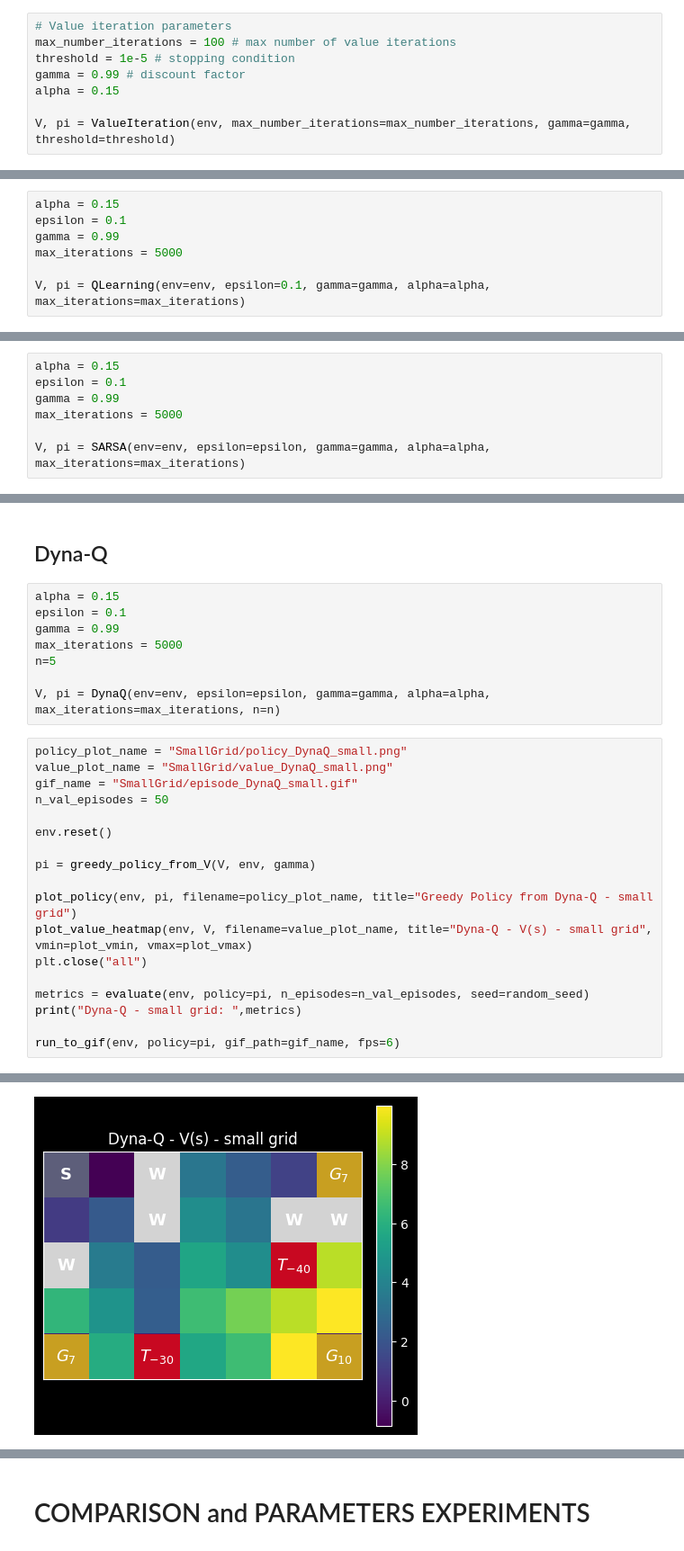
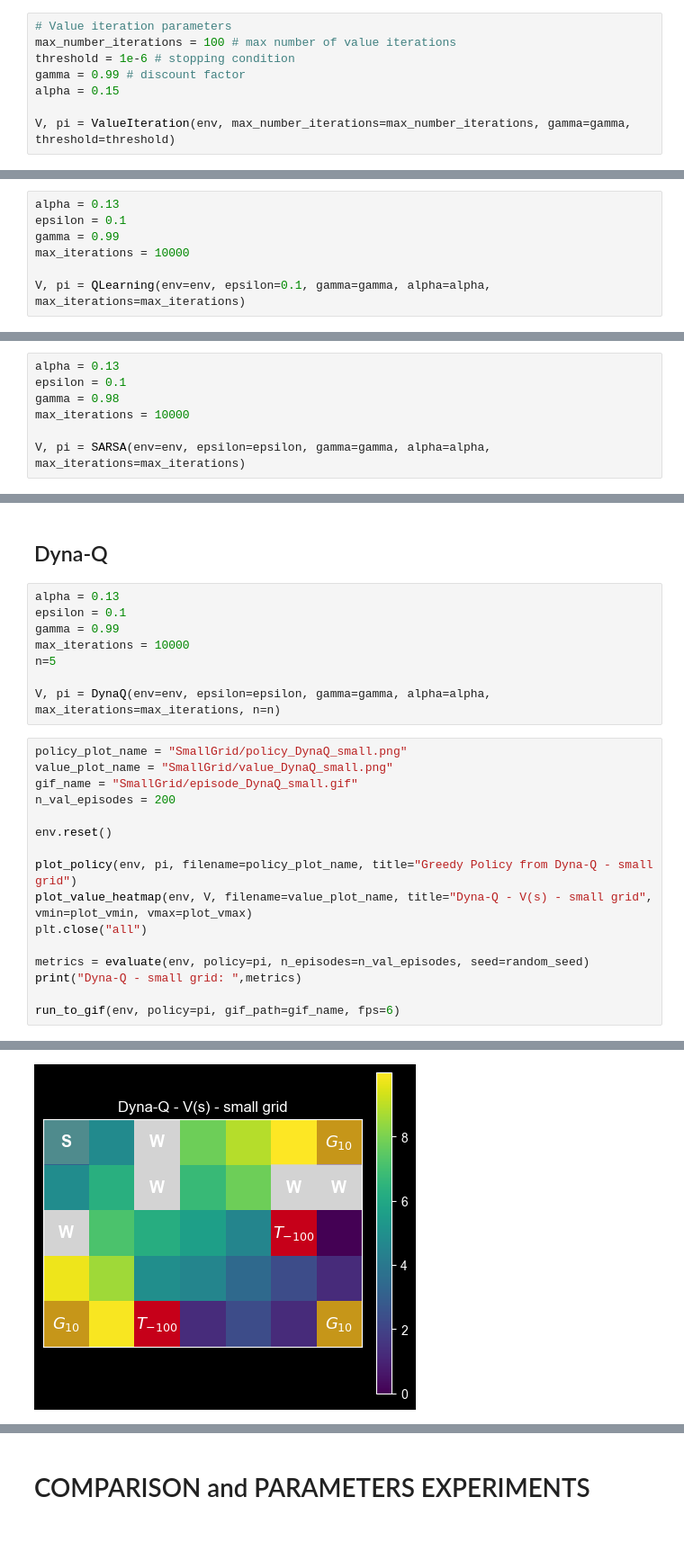
Before and after one commit to ondrey-16/MiNI-Project_WSI, a Jupyter notebook: MiniProject.ipynb, the cells around one changed output, grey strips where cells are left out. Shown at 90% size. Cells and saved outputs as stored; diff of their text form.

```diff
--- a/MiniProject.ipynb
+++ b/MiniProject.ipynb
@@ -218,7 +212,7 @@ env = ModifiedSlipperyGridWorld(rows=num_rows, cols=num_cols, start=start_state,
 # %%
 # Value iteration parameters
 max_number_iterations = 100 # max number of value iterations
-threshold = 1e-5 # stopping condition
+threshold = 1e-6 # stopping condition
 gamma = 0.99 # discount factor
 alpha = 0.15
 
@@ -250,10 +240,10 @@ Value iteration - small grid:  {'avg_return': 0.18, 'std_return': 1.8296, 'succe
 # %% [markdown]
 ## QLearning
 # %%
-alpha = 0.15
+alpha = 0.13
 epsilon = 0.1
 gamma = 0.99
-max_iterations = 5000
+max_iterations = 10000
 
 V, pi = QLearning(env=env, epsilon=0.1, gamma=gamma, alpha=alpha, max_iterations=max_iterations)
 # %%
@@ -281,10 +269,10 @@ Q-Learning - small grid:  {'avg_return': 0.06, 'std_return': 2.0824, 'success_ra
 # %% [markdown]
 ## SARSA
 # %%
-alpha = 0.15
+alpha = 0.13
 epsilon = 0.1
-gamma = 0.99
-max_iterations = 5000
+gamma = 0.98
+max_iterations = 10000
 
 V, pi = SARSA(env=env, epsilon=epsilon, gamma=gamma, alpha=alpha, max_iterations=max_iterations)
 # %%
@@ -312,10 +298,10 @@ SARSA - small grid:  {'avg_return': 0.06, 'std_return': 2.0824, 'success_rate':
 # %% [markdown]
 ## Dyna-Q
 # %%
-alpha = 0.15
+alpha = 0.13
 epsilon = 0.1
 gamma = 0.99
-max_iterations = 5000
+max_iterations = 10000
 n=5
 
 V, pi = DynaQ(env=env, epsilon=epsilon, gamma=gamma, alpha=alpha, max_iterations=max_iterations, n=n)
@@ -323,11 +309,9 @@ V, pi = DynaQ(env=env, epsilon=epsilon, gamma=gamma, alpha=alpha, max_iterations
 policy_plot_name = "SmallGrid/policy_DynaQ_small.png"
 value_plot_name = "SmallGrid/value_DynaQ_small.png"
 gif_name = "SmallGrid/episode_DynaQ_small.gif"
-n_val_episodes = 50
+n_val_episodes = 200
 
 env.reset()
-
-pi = greedy_policy_from_V(V, env, gamma)
 
 plot_policy(env, pi, filename=policy_plot_name, title="Greedy Policy from Dyna-Q - small grid")
 plot_value_heatmap(env, V, filename=value_plot_name, title="Dyna-Q - V(s) - small grid", vmin=plot_vmin, vmax=plot_vmax)
@@ -342 +326 @@ run_to_gif(env, policy=pi, gif_path=gif_name, fps=6)
-[figure, old version]
+[figure, new version]
```
Also changed, not shown: parts of 16 cells of this notebook, 2 other files.
